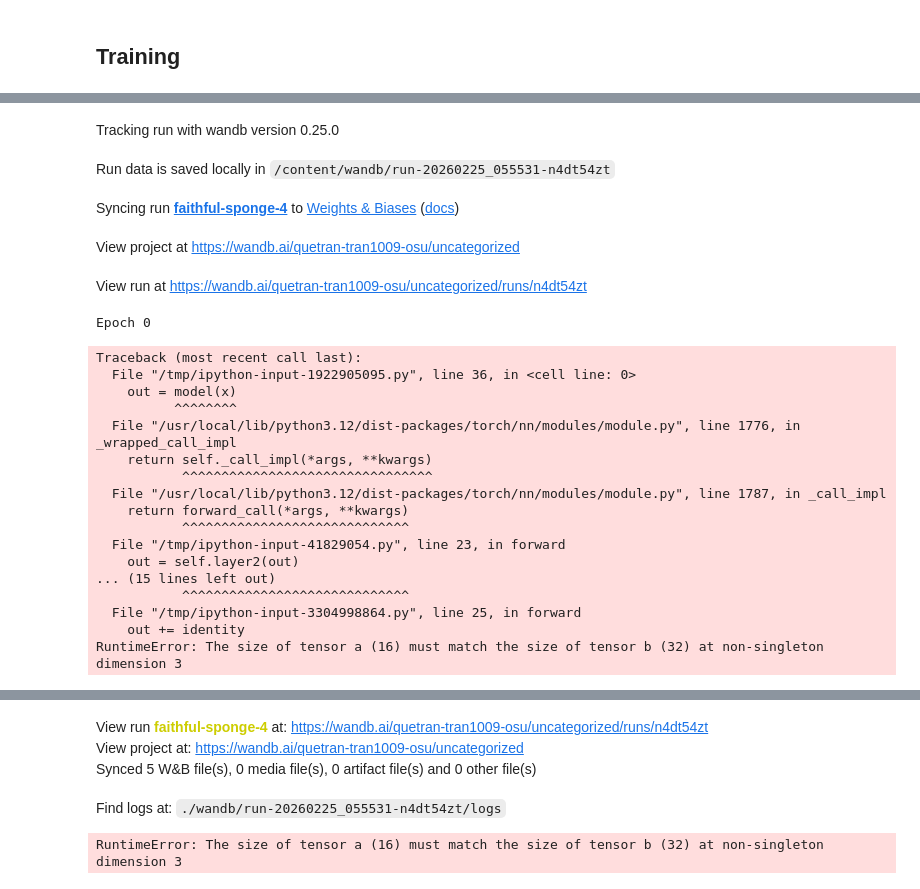
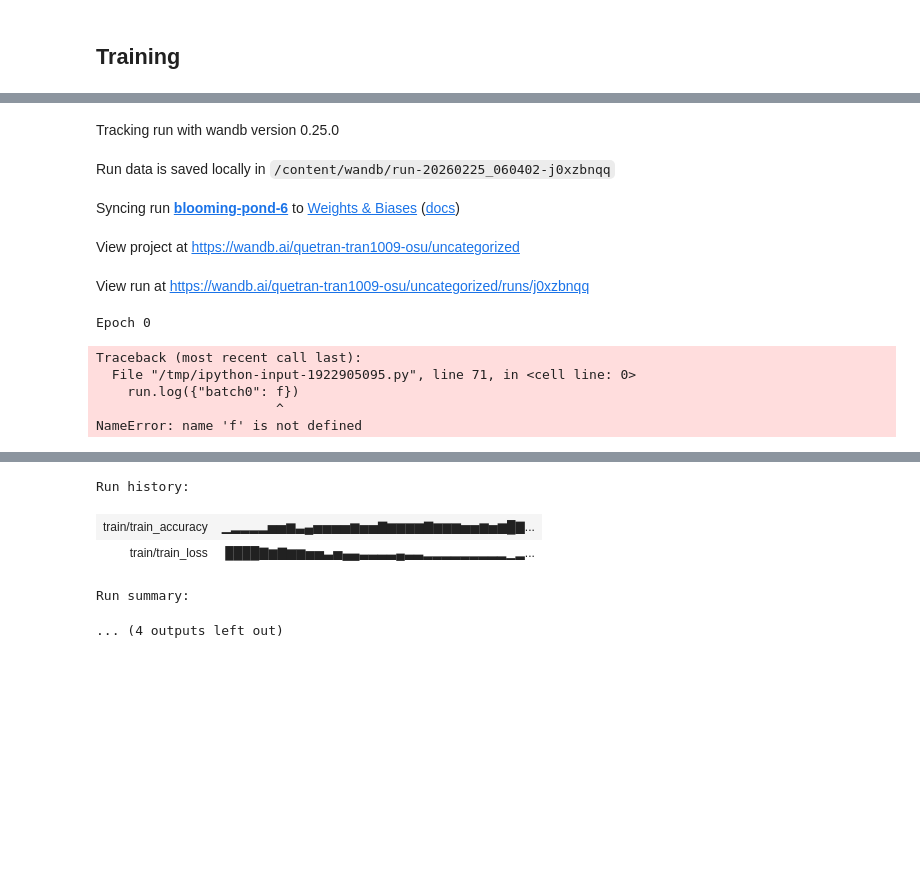
Before and after one commit to doubletran/resnet14-cifar10-pytorch, a Jupyter notebook: model.ipynb, the cells around one changed output, grey strips where cells are left out. Saved outputs shown, nothing was run; the diff lists cells and outputs as text; code cells hidden in the pictures; blank space fills up the shorter version.

```diff
--- a/model.ipynb
+++ b/model.ipynb
@@ -177,7 +177,7 @@ device = torch.device('cuda')
 model.to(device)
 
 
-config = {'epochs': 50, 'lr': 3e-3}
+config = {'epochs': 20, 'lr': 3e-3}
 iter = 0
 with wandb.init(config = config) as run:
 
@@ -216,58 +216,43 @@ with wandb.init(config = config) as run:
 
             run.log({"train/train_loss": loss.item(), "train/train_accuracy": correct}, step = iter)
 
 
 
         model.eval()
         running_loss = 0
         running_acc = 0
         for j,input in enumerate(testloader,0):
 
              x = input[0].to(device)
              y = input[1].to(device)
 
              out = model(x)
              loss = criterion(out,y)
 
              _, predicted = torch.max(out.data, 1)
              correct = (predicted == y).sum().item()
 
              running_loss += loss.item()
              running_acc += correct
 
-             if j == 0:
-                  ##f = visualizeBatch(x.detach().cpu(),F.softmax(out,dim=1).detach().cpu())
-                  run.log({"batch0": f})
-                  plt.close(f)
+
         run.log({"epoch": i, "val/epoch_loss": running_loss / len(testloader), "val/epoch_accuracy": running_acc / len(testloader)}, step = iter + 1)
 # %% [output]
 [interactive output not drawn]
 Tracking run with wandb version 0.25.0
-Run data is saved locally in /content/wandb/run-20260225_055531-n4dt54zt
+Run data is saved locally in /content/wandb/run-20260225_060402-j0xzbnqq
-Syncing run faithful-sponge-4 to Weights & Biases (docs)
+Syncing run blooming-pond-6 to Weights & Biases (docs)
 View project at https://wandb.ai/quetran-tran1009-osu/uncategorized
-View run at https://wandb.ai/quetran-tran1009-osu/uncategorized/runs/n4dt54zt
+View run at https://wandb.ai/quetran-tran1009-osu/uncategorized/runs/j0xzbnqq
 Epoch 0
 Traceback (most recent call last):
-  File "/tmp/ipython-input-1922905095.py", line 36, in <cell line: 0>
-    out = model(x)
-          ^^^^^^^^
-  File "/usr/local/lib/python3.12/dist-packages/torch/nn/modules/module.py", line 1776, in _wrapped_call_impl
-    return self._call_impl(*args, **kwargs)
-           ^^^^^^^^^^^^^^^^^^^^^^^^^^^^^^^^
-  File "/usr/local/lib/python3.12/dist-packages/torch/nn/modules/module.py", line 1787, in _call_impl
-    return forward_call(*args, **kwargs)
-           ^^^^^^^^^^^^^^^^^^^^^^^^^^^^^
-  File "/tmp/ipython-input-41829054.py", line 23, in forward
-    out = self.layer2(out)
-... (15 lines left out)
-           ^^^^^^^^^^^^^^^^^^^^^^^^^^^^^
-  File "/tmp/ipython-input-3304998864.py", line 25, in forward
-    out += identity
-RuntimeError: The size of tensor a (16) must match the size of tensor b (32) at non-singleton dimension 3
+  File "/tmp/ipython-input-1922905095.py", line 71, in <cell line: 0>
+    run.log({"batch0": f})
+                       ^
+NameError: name 'f' is not defined
 [interactive output not drawn]
-View run faithful-sponge-4 at: https://wandb.ai/quetran-tran1009-osu/uncategorized/runs/n4dt54zt
-View project at: https://wandb.ai/quetran-tran1009-osu/uncategorized
-Synced 5 W&B file(s), 0 media file(s), 0 artifact file(s) and 0 other file(s)
-Find logs at: ./wandb/run-20260225_055531-n4dt54zt/logs
-RuntimeError: The size of tensor a (16) must match the size of tensor b (32) at non-singleton dimension 3
+Run history:
+| train/train_accuracy | ▁▂▂▂▂▅▅▆▃▄▅▅▅▅▆▅▅▇▆▆▆▆▇▆▆▆▅▅▆▅▆█▇... |
+| train/train_loss | ████▇▆▇▆▆▅▅▃▅▄▄▃▃▃▃▄▃▃▂▂▂▂▂▂▂▂▂▁▂... |
+Run summary:
+... (4 outputs left out)
```
Also changed, not shown: parts of 1 cell of this notebook.
